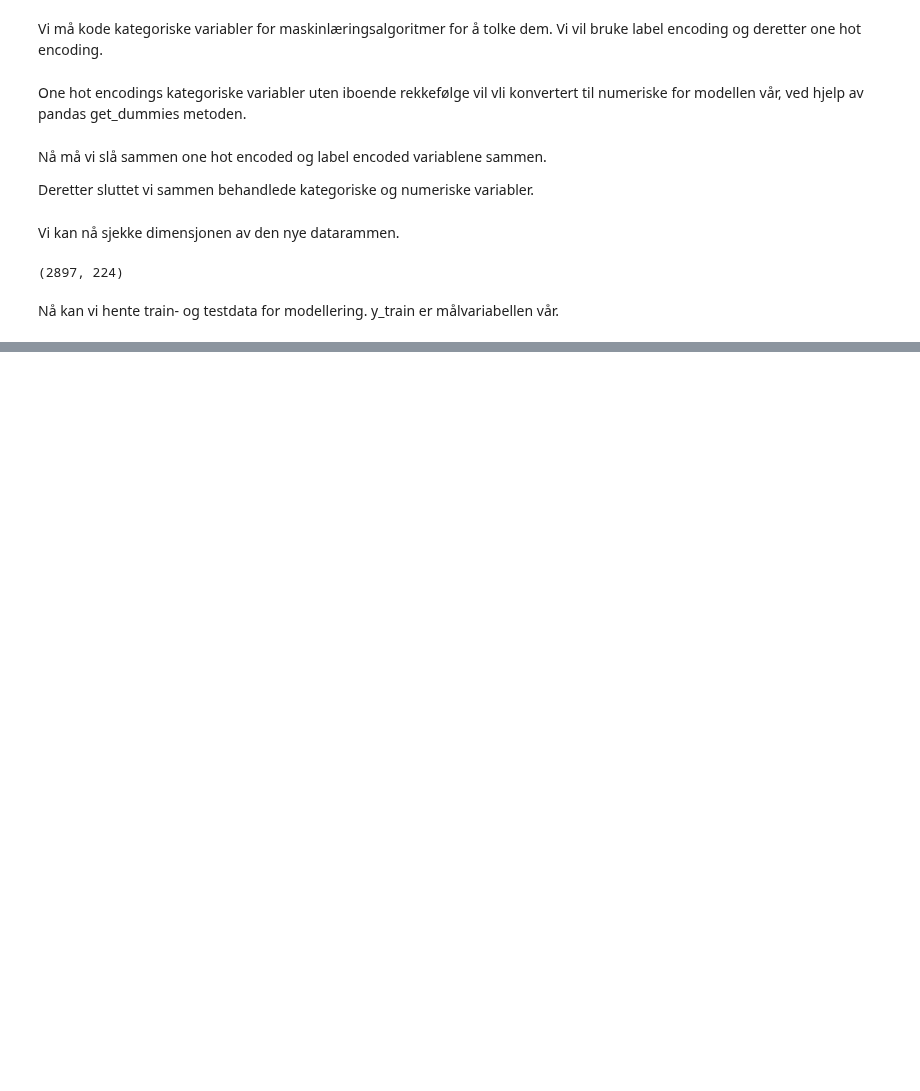
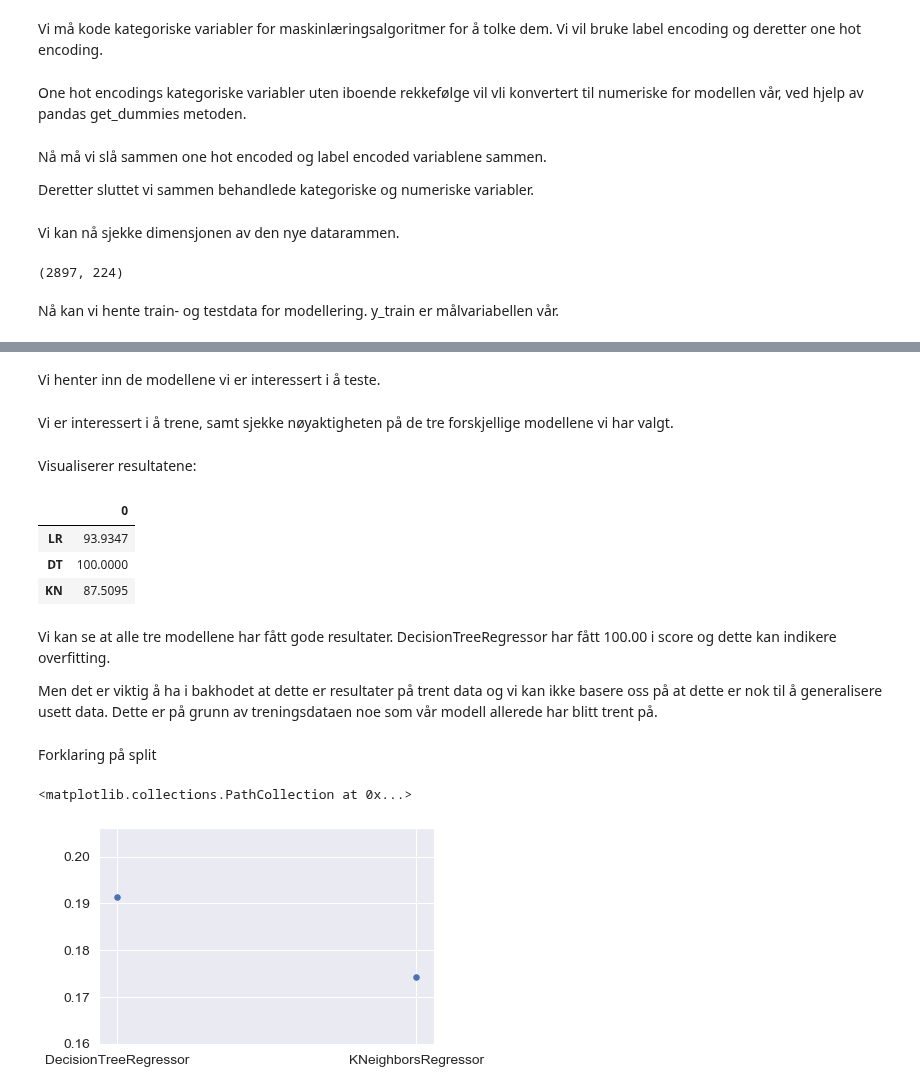
Before and after one commit to sebastianberge/ames-housing-prices, a Jupyter notebook: Ames - Housing Prices.ipynb, the cells around one changed output, grey strips where cells are left out. Saved outputs shown, nothing was run; the diff lists cells and outputs as text; code cells hidden in the pictures; blank space fills up the shorter version.

Commit message:
Testing different models

```diff
--- a/Ames - Housing Prices.ipynb
+++ b/Ames - Housing Prices.ipynb
@@ -458,0 +488,2 @@ TypeError: cannot do slice indexing on <class 'pandas.core.indexes.numeric.Int64
+# %% [markdown]
+Vi henter inn de modellene vi er interessert i å teste.
@@ -458,0 +498,53 @@ TypeError: cannot do slice indexing on <class 'pandas.core.indexes.numeric.Int64
+# %% [markdown]
+Vi er interessert i å trene, samt sjekke nøyaktigheten på de tre forskjellige modellene vi har valgt.
+# %%
+def trainReg(model):
+    model.fit(df_train_final, y_train)
+    return model.score(df_train_final, y_train)
+
+models = [lr, dt, kn]
+training_score = []
+
+for model in models:
+    training_score.append(trainReg(model))
+# %% [markdown]
+Visualiserer resultatene:
+# %%
+train_score = pd.DataFrame(data = training_score)
+train_score.index = ['LR', 'DT', 'KN']
+train_score = (train_score*100).round(4)
+train_score
+# %% [output]
+|  | 0 |
+| LR | 93.9347 |
+| DT | 100.0000 |
+| KN | 87.5095 |
+# %% [markdown]
+Vi kan se at alle tre modellene har fått gode resultater. DecisionTreeRegressor har fått 100.00 i score og dette kan indikere overfitting.
+
+Men det er viktig å ha i bakhodet at dette er resultater på trent data og vi kan ikke basere oss på at dette er nok til å generalisere usett data. Dette er på grunn av treningsdataen noe som vår modell allerede har blitt trent på.
+# %% [markdown]
+Forklaring på split
+# %%
+def train_test_split(model):
+    from sklearn.model_selection import train_test_split
+    from sklearn.metrics import mean_squared_error
+    X_train, X_test, Y_train, Y_test = train_test_split(df_train_final, y_train, test_size = 0.3, random_state = seed)
+    model.fit(X_train, Y_train)
+    prediction = model.predict(X_test)
+    mse = mean_squared_error(prediction, Y_test)
+    rmse = np.sqrt(mse)
+    return rmse
+# %%
+train_test_split_rmse = []
+models = [dt, kn]
+for model in models:
+    train_test_split_rmse.append(train_test_split(model))
+# %%
+train_test_score = pd.DataFrame(data = train_test_split_rmse, columns=['Train_Test_RMSE'])
+train_test_score.index = ['DecisionTreeRegressor', 'KNeighborsRegressor']
+# %%
+plt.scatter(train_test_score.index, train_test_score['Train_Test_RMSE'], 30)
+# %% [output]
+<matplotlib.collections.PathCollection at 0x...>
+[figure, added]
```
Also changed, not shown: parts of 12 cells of this notebook.
